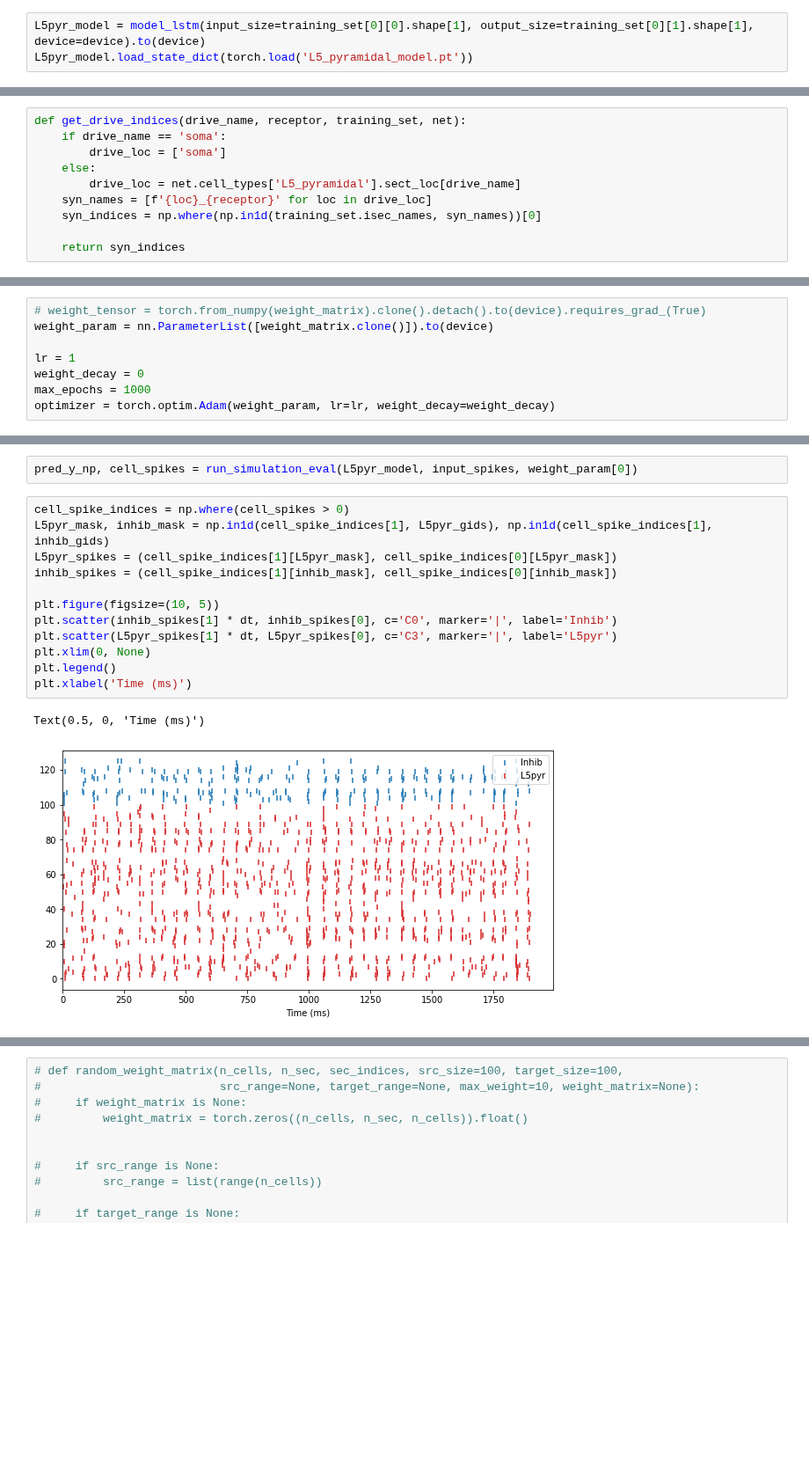
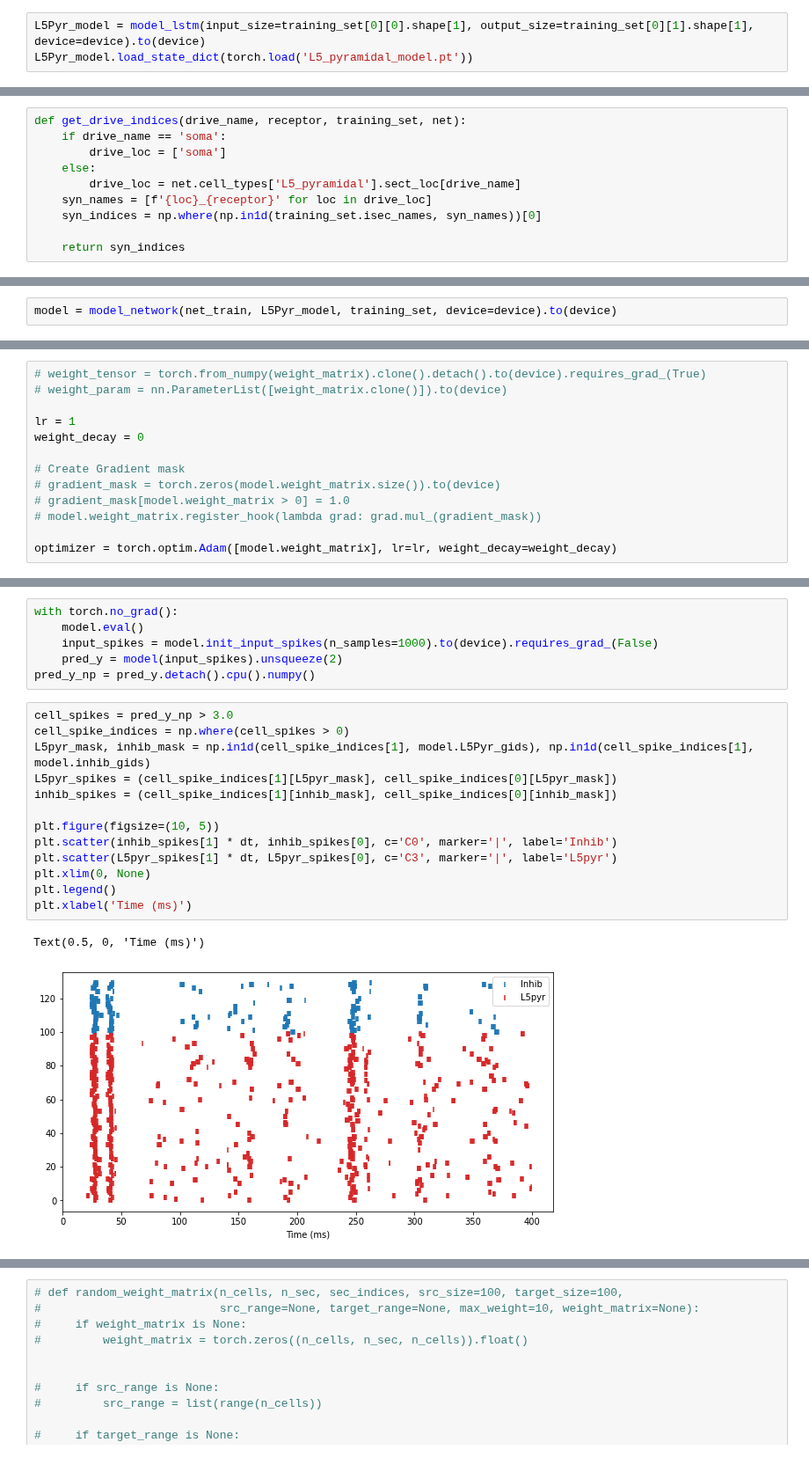
Before and after one commit to ntolley/bayesian_surrogates, a Jupyter notebook: surrogate_network.ipynb, the cells around one changed output, grey strips where cells are left out. Shown at 88% size. Saved outputs shown, nothing was run; the diff lists cells and outputs as text; blank space fills up the shorter version.

```diff
--- a/surrogate_network.ipynb
+++ b/surrogate_network.ipynb
@@ -135,7 +135,7 @@ class model_lstm(nn.Module):
         G = tau2/(tau2-tau1)*(-torch.exp(-t_vec/tau1) + torch.exp(-t_vec/tau2))
         return G
 # %%
-L5pyr_model = model_lstm(input_size=training_set[0][0].shape[1], output_size=training_set[0][1].shape[1], device=device).to(device)
-L5pyr_model.load_state_dict(torch.load('L5_pyramidal_model.pt'))
+L5Pyr_model = model_lstm(input_size=training_set[0][0].shape[1], output_size=training_set[0][1].shape[1], device=device).to(device)
+L5Pyr_model.load_state_dict(torch.load('L5_pyramidal_model.pt'))
 # %% [output]
 <All keys matched successfully>
@@ -192,2 +271,4 @@ for gid in drive_target_gids:
+# %%
+model = model_network(net_train, L5Pyr_model, training_set, device=device).to(device)
 # %%
 plt.figure(figsize=(10,10))
@@ -207,8 +289,13 @@ plt.imshow(input_spikes[drive_target_gids[0],:,:].T, aspect='auto', cmap='gray_r
 # %%
 # weight_tensor = torch.from_numpy(weight_matrix).clone().detach().to(device).requires_grad_(True)
-weight_param = nn.ParameterList([weight_matrix.clone()]).to(device)
+# weight_param = nn.ParameterList([weight_matrix.clone()]).to(device)
 
 lr = 1
 weight_decay = 0
-max_epochs = 1000
-optimizer = torch.optim.Adam(weight_param, lr=lr, weight_decay=weight_decay)
+
+# Create Gradient mask
+# gradient_mask = torch.zeros(model.weight_matrix.size()).to(device)
+# gradient_mask[model.weight_matrix > 0] = 1.0
+# model.weight_matrix.register_hook(lambda grad: grad.mul_(gradient_mask))
+
+optimizer = torch.optim.Adam([model.weight_matrix], lr=lr, weight_decay=weight_decay)
@@ -351,20 +366,25 @@ def run_simulation_eval(model, input_spikes, weight_matrix, threshold=4.0):
-# %%
-pred_y_np, cell_spikes = run_simulation_eval(L5pyr_model, input_spikes, weight_param[0])
+# %%
+with torch.no_grad():
+    model.eval()
+    input_spikes = model.init_input_spikes(n_samples=1000).to(device).requires_grad_(False)
+    pred_y = model(input_spikes).unsqueeze(2)
+pred_y_np = pred_y.detach().cpu().numpy()
 # %%
+cell_spikes = pred_y_np > 3.0
 cell_spike_indices = np.where(cell_spikes > 0)
-L5pyr_mask, inhib_mask = np.in1d(cell_spike_indices[1], L5pyr_gids), np.in1d(cell_spike_indices[1], inhib_gids)
+L5pyr_mask, inhib_mask = np.in1d(cell_spike_indices[1], model.L5Pyr_gids), np.in1d(cell_spike_indices[1], model.inhib_gids)
 L5pyr_spikes = (cell_spike_indices[1][L5pyr_mask], cell_spike_indices[0][L5pyr_mask])
 inhib_spikes = (cell_spike_indices[1][inhib_mask], cell_spike_indices[0][inhib_mask])
 
 plt.figure(figsize=(10, 5))
 plt.scatter(inhib_spikes[1] * dt, inhib_spikes[0], c='C0', marker='|', label='Inhib')
 plt.scatter(L5pyr_spikes[1] * dt, L5pyr_spikes[0], c='C3', marker='|', label='L5pyr')
 plt.xlim(0, None)
 plt.legend()
 plt.xlabel('Time (ms)')
 # %% [output]
 Text(0.5, 0, 'Time (ms)')
-[figure, old version]
+[figure, new version]
 # %%
 output_size = len(training_set.vsec_names)
 tvec = np.linspace(0, pred_y_np.shape[0] * dt, pred_y_np.shape[0])
```
Also changed, not shown: parts of 15 cells of this notebook.
